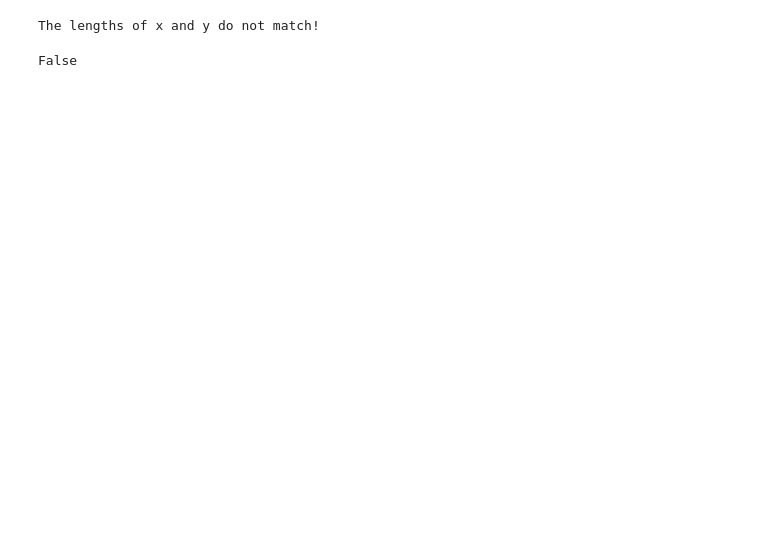
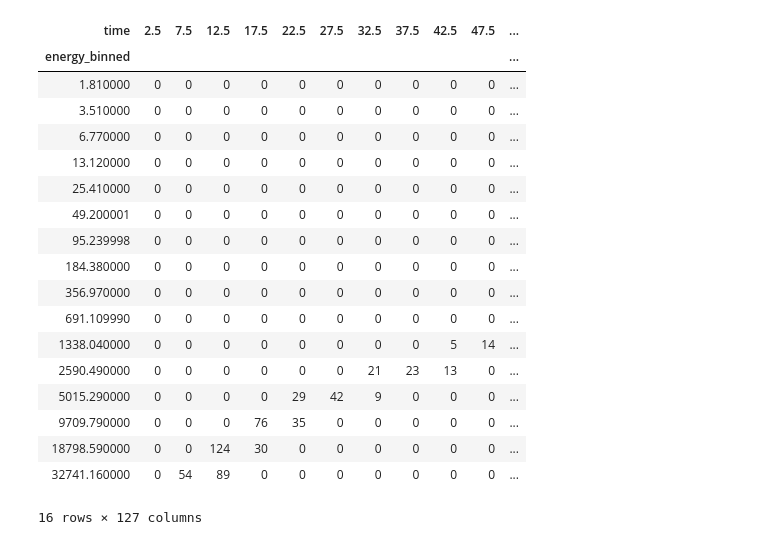
Before and after one commit to shihikoo/mms_o_dispersion_analysis, a Jupyter notebook: simulate energy spectra.ipynb, the cells around one changed output. Cells and saved outputs as stored; diff of their text form; code cells hidden in the pictures; blank space fills up the shorter version.

```diff
--- a/simulate energy spectra.ipynb
+++ b/simulate energy spectra.ipynb
@@ -11,7 +11,7 @@ import pytplot
 ensize = len(mms_enspectra_simulation_functions.MMS_ENERGY_BIN)
 vsize = 682
 vel_set = np.arange(vsize)+10
-dist_set = np.arange(5,61)
+dist_set = [5, 8.69, 10, 16.85, 20, 50, 60]
 dsize = len(dist_set)
 # %%
 result = pd.DataFrame(np.array(np.meshgrid(vel_set, dist_set)).T.reshape(-1,2),columns=["velocity","distance_Re"])
@@ -27,7 +27,7 @@ fig.show()
 # %% [output]
 [interactive output not drawn]
 # %%
-target_distances = [5, 20, 60]
+target_distances = [8.69,16.85]
 for target_distance in target_distances:
     index = result['distance_Re'] == target_distance
 
@@ -42,5 +41,5 @@ for target_distance in target_distances:
 # %%
-target_distances = [5,20,60]
+target_distances = [8.69,16.85]
 avg_time = 5.
 
 for target_distance in target_distances:
@@ -171,8 +129,36 @@ fig.show()
+# %%
+new_energy_spectra = energy_spectra.pivot(index='energy_binned', columns='time', values='flux')
+
+fig = px.imshow(np.array(new_energy_spectra)
+                , x = list(np.unique(new_energy_spectra['time']))
+                , y = list(np.unique(new_energy_spectra['energy_binned']))
+                , title = 'distance: '+str(target_distance)+' Re, '+'   average time: '+str(avg_time)+' min')
+#fig.update_xaxes(dtick=avg_time)
+fig.show()
+# %%
+(new_energy_spectra)
+# %% [output]
+| time | 2.5 | 7.5 | 12.5 | 17.5 | 22.5 | 27.5 | 32.5 | 37.5 | 42.5 | 47.5 | ... |
+| energy_binned |  |  |  |  |  |  |  |  |  |  | ... |
+| 1.810000 | 0 | 0 | 0 | 0 | 0 | 0 | 0 | 0 | 0 | 0 | ... |
+| 3.510000 | 0 | 0 | 0 | 0 | 0 | 0 | 0 | 0 | 0 | 0 | ... |
+| 6.770000 | 0 | 0 | 0 | 0 | 0 | 0 | 0 | 0 | 0 | 0 | ... |
+| 13.120000 | 0 | 0 | 0 | 0 | 0 | 0 | 0 | 0 | 0 | 0 | ... |
+| 25.410000 | 0 | 0 | 0 | 0 | 0 | 0 | 0 | 0 | 0 | 0 | ... |
+| 49.200001 | 0 | 0 | 0 | 0 | 0 | 0 | 0 | 0 | 0 | 0 | ... |
+| 95.239998 | 0 | 0 | 0 | 0 | 0 | 0 | 0 | 0 | 0 | 0 | ... |
+| 184.380000 | 0 | 0 | 0 | 0 | 0 | 0 | 0 | 0 | 0 | 0 | ... |
+| 356.970000 | 0 | 0 | 0 | 0 | 0 | 0 | 0 | 0 | 0 | 0 | ... |
+| 691.109990 | 0 | 0 | 0 | 0 | 0 | 0 | 0 | 0 | 0 | 0 | ... |
+| 1338.040000 | 0 | 0 | 0 | 0 | 0 | 0 | 0 | 0 | 5 | 14 | ... |
+| 2590.490000 | 0 | 0 | 0 | 0 | 0 | 0 | 21 | 23 | 13 | 0 | ... |
+| 5015.290000 | 0 | 0 | 0 | 0 | 29 | 42 | 9 | 0 | 0 | 0 | ... |
+| 9709.790000 | 0 | 0 | 0 | 76 | 35 | 0 | 0 | 0 | 0 | 0 | ... |
+| 18798.590000 | 0 | 0 | 124 | 30 | 0 | 0 | 0 | 0 | 0 | 0 | ... |
+| 32741.160000 | 0 | 54 | 89 | 0 | 0 | 0 | 0 | 0 | 0 | 0 | ... |
+16 rows × 127 columns
 # %%
-pytplot.store_data("enspectra"
-                   , data={  'x': np.unique(energy_spectra['time'])
-                           , 'y': np.unique(energy_spectra['flux'])
-                           , 'v': energy_spectra['energy_binned']})
+#pytplot.store_data("enspectra"
+#                   , data={  'x': np.unique(energy_spectra['time'])
+#                           , 'y': np.unique(energy_spectra['flux'])
+#                           , 'v': energy_spectra['energy_binned']})
-# %% [output]
-The lengths of x and y do not match!
-False
```
Also changed, not shown: parts of 9 cells of this notebook.
